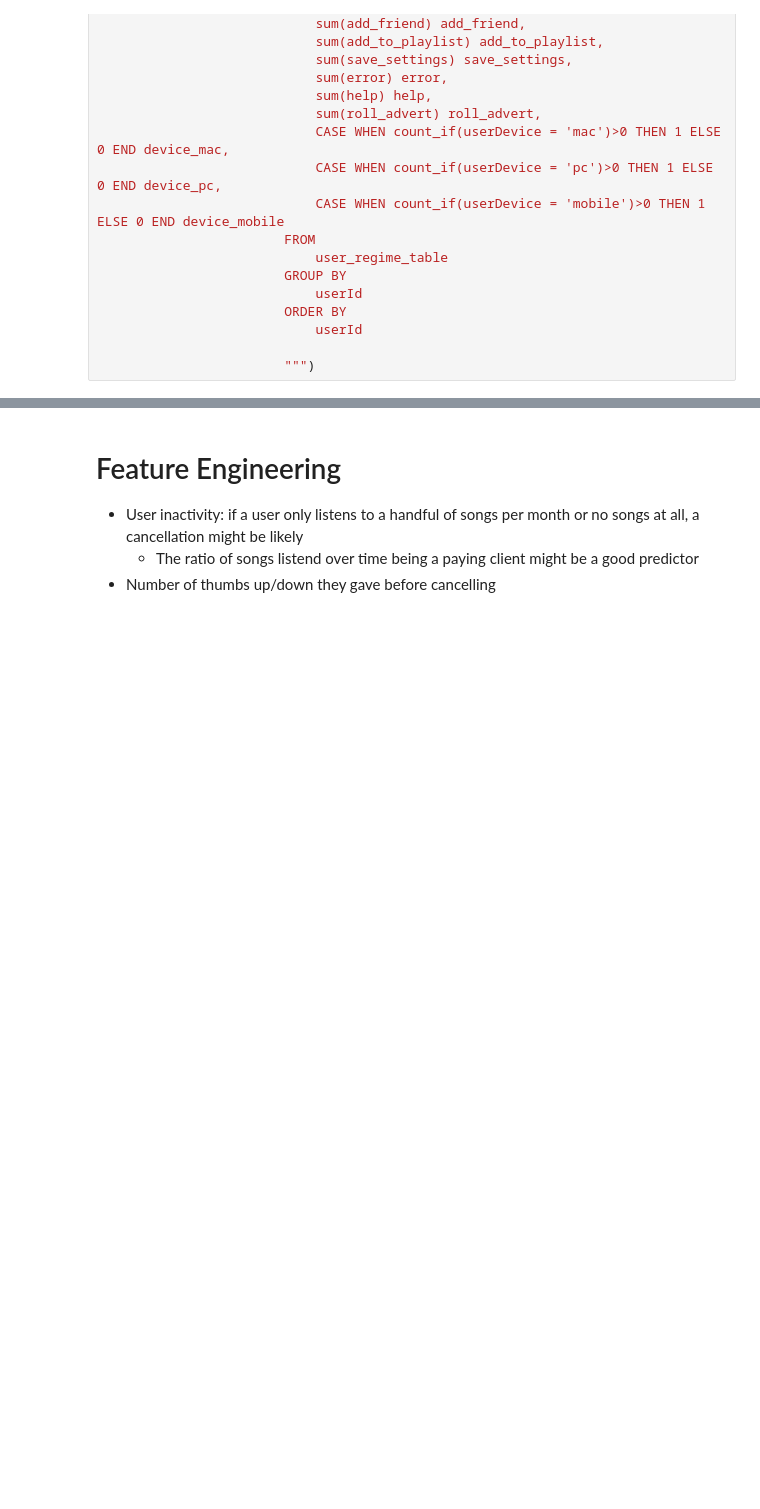
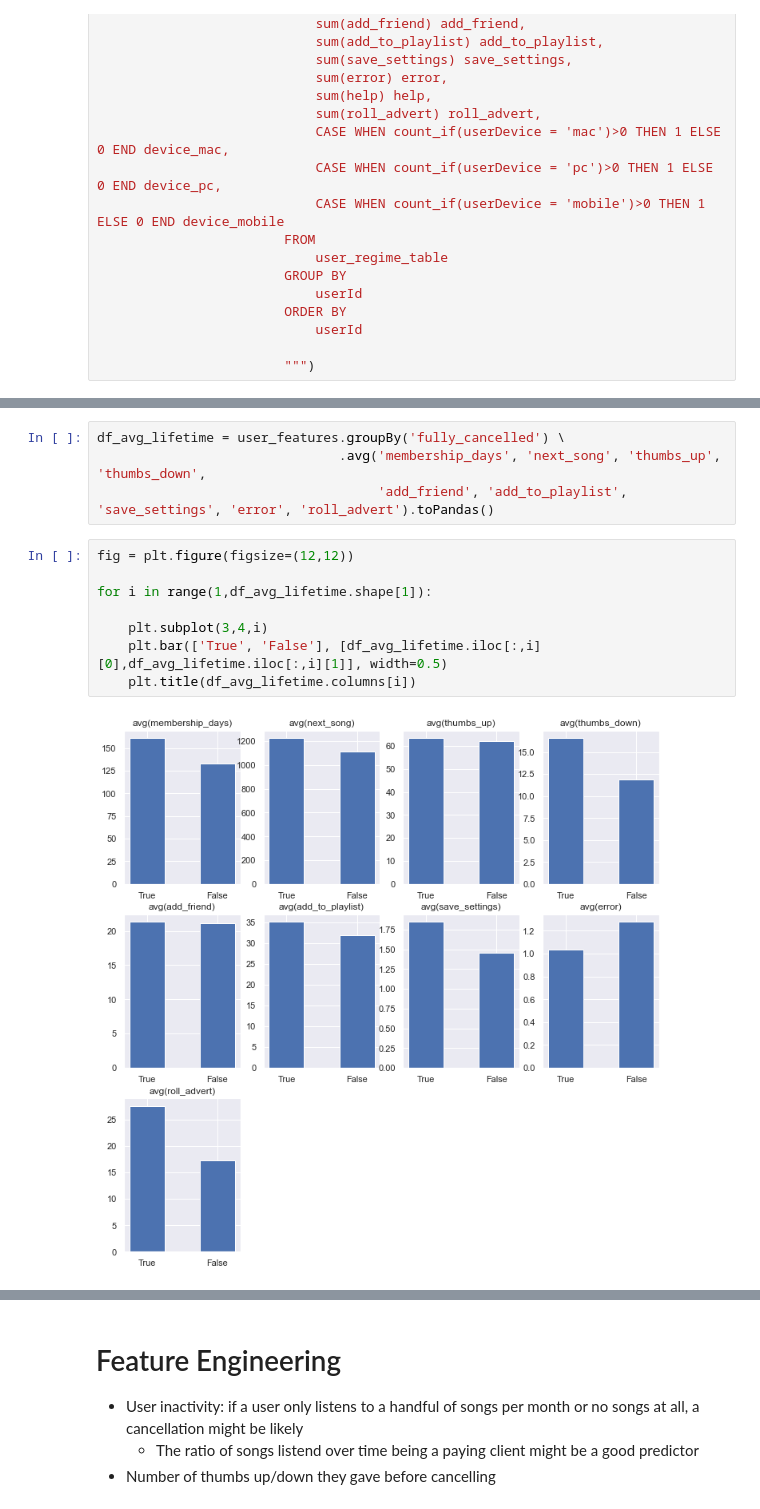
Before and after one commit to timwinkler99/sparkify, a Jupyter notebook: sparkify.ipynb, the cells around one changed output, grey strips where cells are left out. Drawn from its saved outputs; the diff is of its cells as text; blank space fills up the shorter version.

```diff
--- a/sparkify.ipynb
+++ b/sparkify.ipynb
@@ -296,0 +406,14 @@ user_features= spark.sql("""
+# %%
+df_avg_lifetime = user_features.groupBy('fully_cancelled') \
+                               .avg('membership_days', 'next_song', 'thumbs_up', 'thumbs_down',
+                                    'add_friend', 'add_to_playlist', 'save_settings', 'error', 'roll_advert').toPandas()
+# %%
+fig = plt.figure(figsize=(12,12))
+
+for i in range(1,df_avg_lifetime.shape[1]):
+
+    plt.subplot(3,4,i)
+    plt.bar(['True', 'False'], [df_avg_lifetime.iloc[:,i][0],df_avg_lifetime.iloc[:,i][1]], width=0.5)
+    plt.title(df_avg_lifetime.columns[i])
+# %% [output]
+[figure, added]
```
Also changed, not shown: parts of 24 cells of this notebook.
